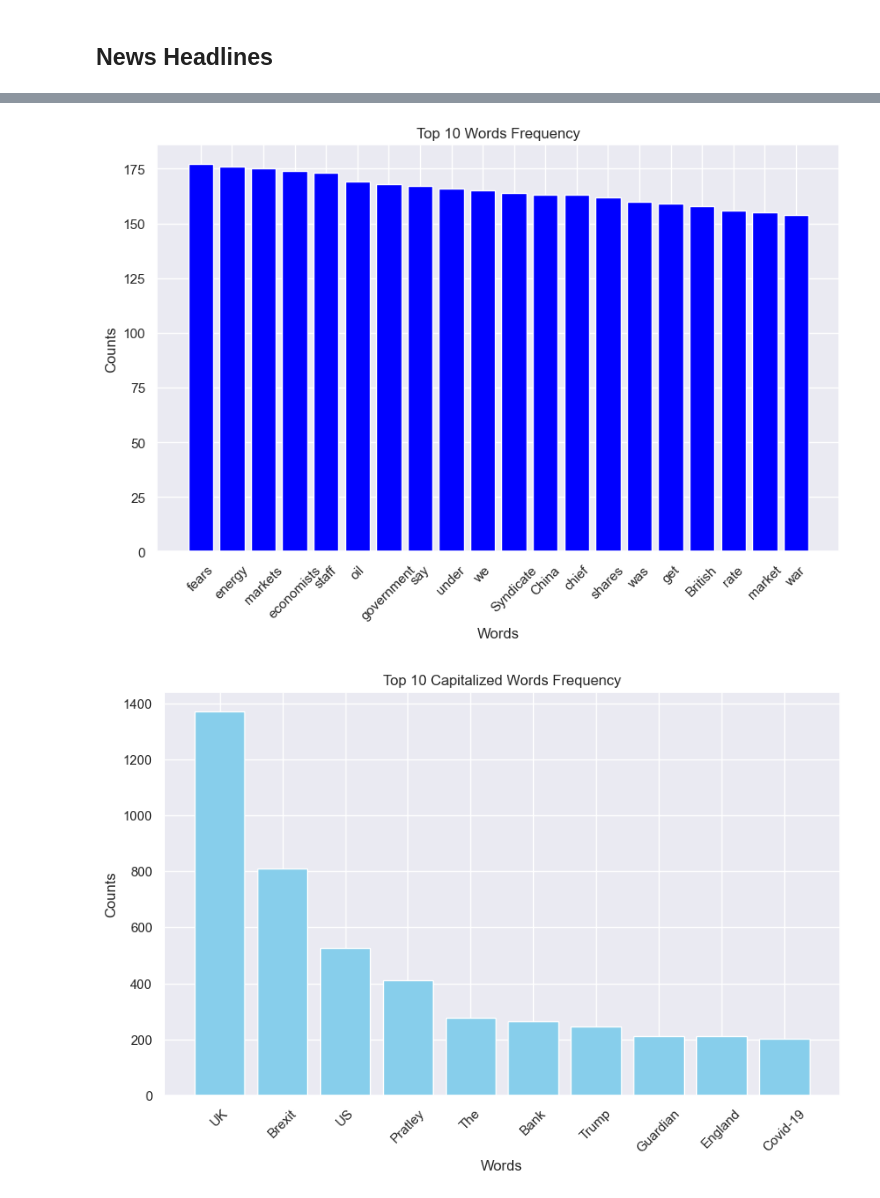
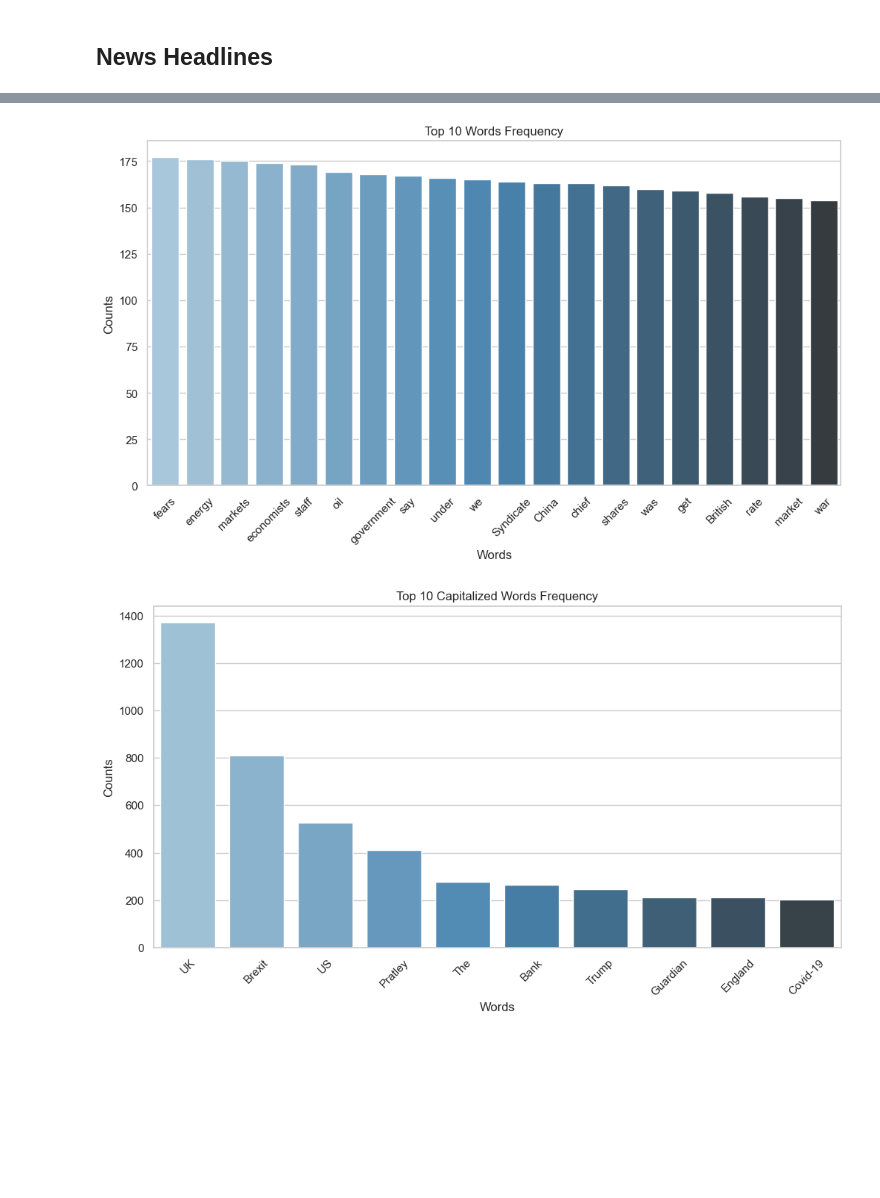
Before and after one commit to Aaron3963/CSE_151A_Project, a Jupyter notebook: EDA.ipynb, the cells around one changed output, grey strips where cells are left out. Cells and saved outputs as stored; diff of their text form; code cells hidden in the pictures; blank space fills up the shorter version.

```diff
--- a/EDA.ipynb
+++ b/EDA.ipynb
@@ -2,5 +2,8 @@
 import numpy as np
 import pandas as pd
 import seaborn as sns
+import calendar
 import matplotlib.pyplot as plt
 import yfinance as yf
+
+sns.set_theme(style="whitegrid")
@@ -234,13 +183,8 @@ To prepare for analysis, normalization or standardization may be beneficial to h
 # %% [markdown]
 ### Close Price over Time
 # %%
-import seaborn as sns
-import matplotlib.pyplot as plt
-
-sns.set(style="darkgrid")
-
 plt.figure(figsize=(12, 6))
-sns.lineplot(x=data_hlcv.index, y=data_hlcv['Close'].squeeze(), color='blue', label="Close Price")
+sns.lineplot(x=data_hlcv.index, y=data_hlcv['Close'].squeeze(), color="#4c72b0", label="Close Price")
 plt.title("S&P 500 Closing Price Over Time")
 plt.xlabel("Date")
 plt.ylabel("Closing Price (USD)")
@@ -270,53 +214,48 @@ df_gurdian
 # %%
 gurdian_string = [i for i in guardian_data['Headlines']]
 gurdian_string
 
 gudian_string = ''
 for i in guardian_data['Headlines']:
     gudian_string += i
 gurdian_sting_list = gudian_string.split(' ')
 
 gurdian_count = {}
 
 for i in gurdian_sting_list:
     if i in gurdian_count.keys():
         gurdian_count[i] += 1
     else:
         gurdian_count[i] = 1
 
 sorted_words = sorted(gurdian_count.items(), key=lambda item: item[1], reverse=True)
 top_words = sorted_words[100:120]  # Select the top 10 words
 
 # Step 2: Create lists of words and their counts
 words = [word for word, count in top_words]
 counts = [count for word, count in top_words]
 
-# Step 3: Plotting the histogram
-plt.figure(figsize=(10, 6))
-plt.bar(words, counts, color='blue')  # Create a bar chart
-plt.xlabel('Words')  # Label on X axis
-plt.ylabel('Counts')  # Label on Y axis
-plt.title('Top 10 Words Frequency')  # Title of the histogram
-plt.xticks(rotation=45)  # Rotate the words on x-axis for better visibility
-plt.show()  # Display the plot
+plt.figure(figsize=(12, 6))
+sns.barplot(x = words, hue=words, y=counts, palette="Blues_d")
+plt.xlabel('Words')
+plt.ylabel('Counts')
+plt.title('Top 10 Words Frequency')
+plt.xticks(rotation=45)
+
+plt.show()
 # %% [output]
-[figure, old version]
+[figure, new version]
 # %%
 filtered_words = {word: count for word, count in gurdian_count.items() if any(c.isupper() for c in word)}
-
-# Step 2: Sort the dictionary by count in descending order and select the top ten
 top_words = sorted(filtered_words.items(), key=lambda item: item[1], reverse=True)[:10]
-
-# Separate the words and their counts for plotting
 words, counts = zip(*top_words)
 
-# Step 3: Plotting the histogram (bar chart)
-plt.figure(figsize=(10, 6))
-plt.bar(words, counts, color='skyblue')
+plt.figure(figsize=(12, 6))
+sns.barplot(x = words, hue=words, y=counts, palette="Blues_d")
 plt.xlabel('Words')
 plt.ylabel('Counts')
 plt.title('Top 10 Capitalized Words Frequency')
-plt.xticks(rotation=45)  # Rotate the words on x-axis for better visibility
+plt.xticks(rotation=45)
 plt.show()
 # %% [output]
-[figure, old version]
+[figure, new version]
```
Also changed, not shown: parts of 14 cells of this notebook.
